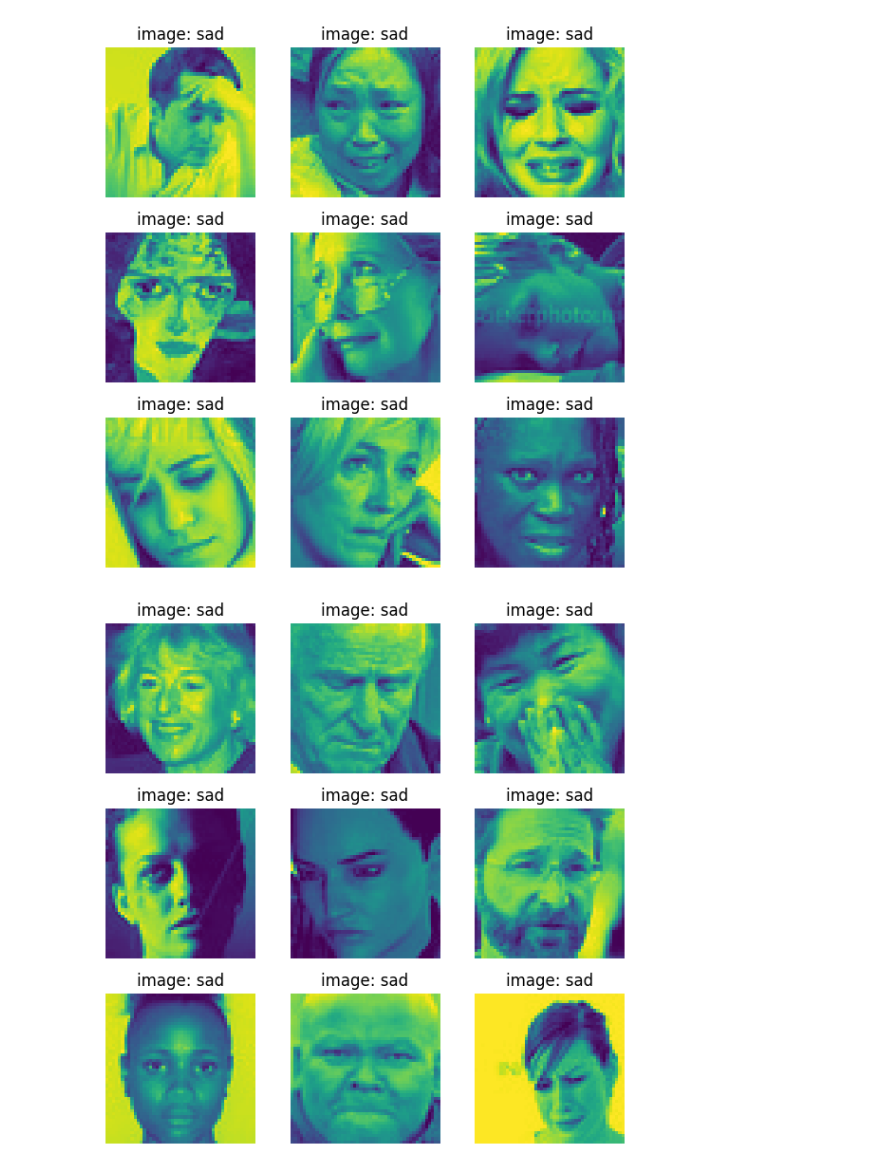
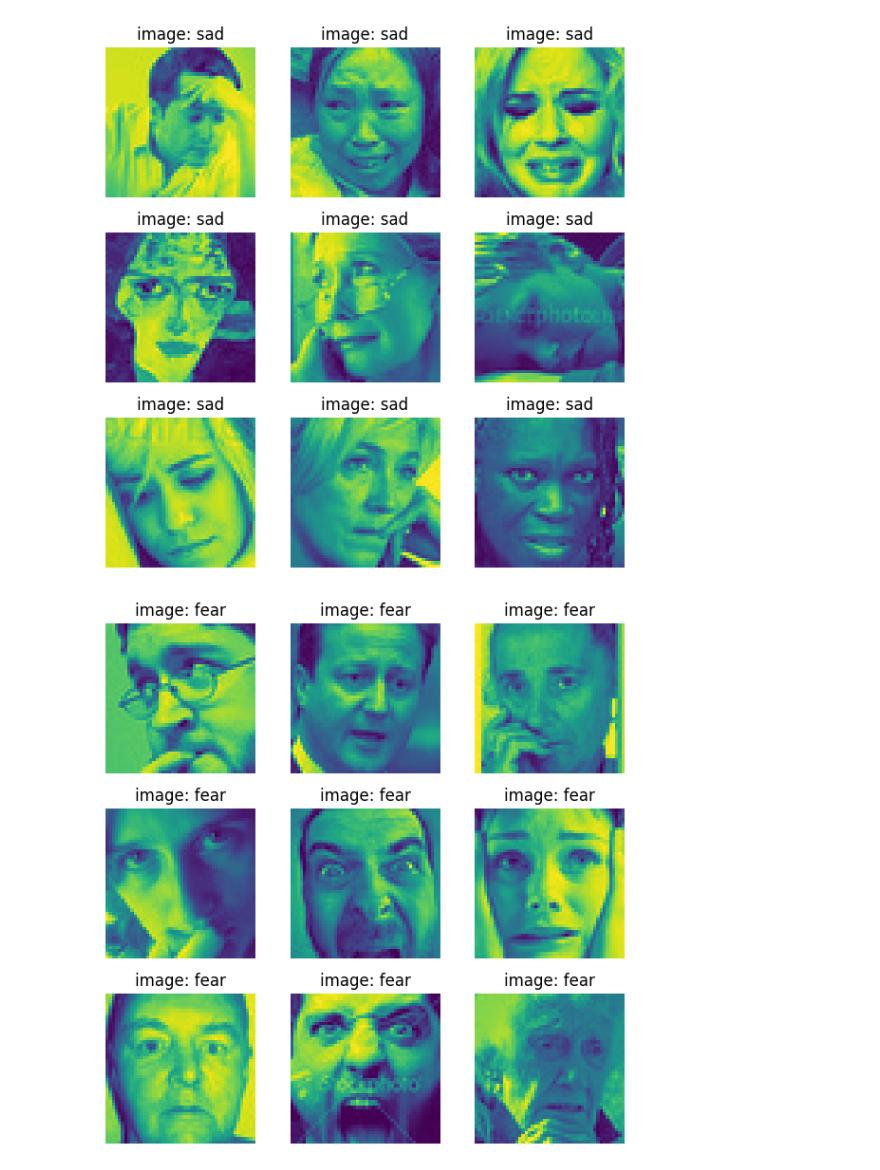
Before and after one commit to kamijoseph/FER2013-Emotion-Detection, a Jupyter notebook: notebooks/emotion_detection.ipynb, the cells around one changed output. Cells and saved outputs as stored; diff of their text form; code cells hidden in the pictures.

```diff
--- a/notebooks/emotion_detection.ipynb
+++ b/notebooks/emotion_detection.ipynb
@@ -187,7 +187,7 @@ plot_from_dir(sad_path, cls_name="sad")
 # %% [output]
 [figure]
 # %%
-# plotting sad
-plot_from_dir(sad_path, cls_name="sad")
+# plotting fear
+plot_from_dir(fear_path, cls_name="fear")
 # %% [output]
-[figure, old version]
+[figure, new version]
```
Also changed, not shown: parts of 6 cells of this notebook.
